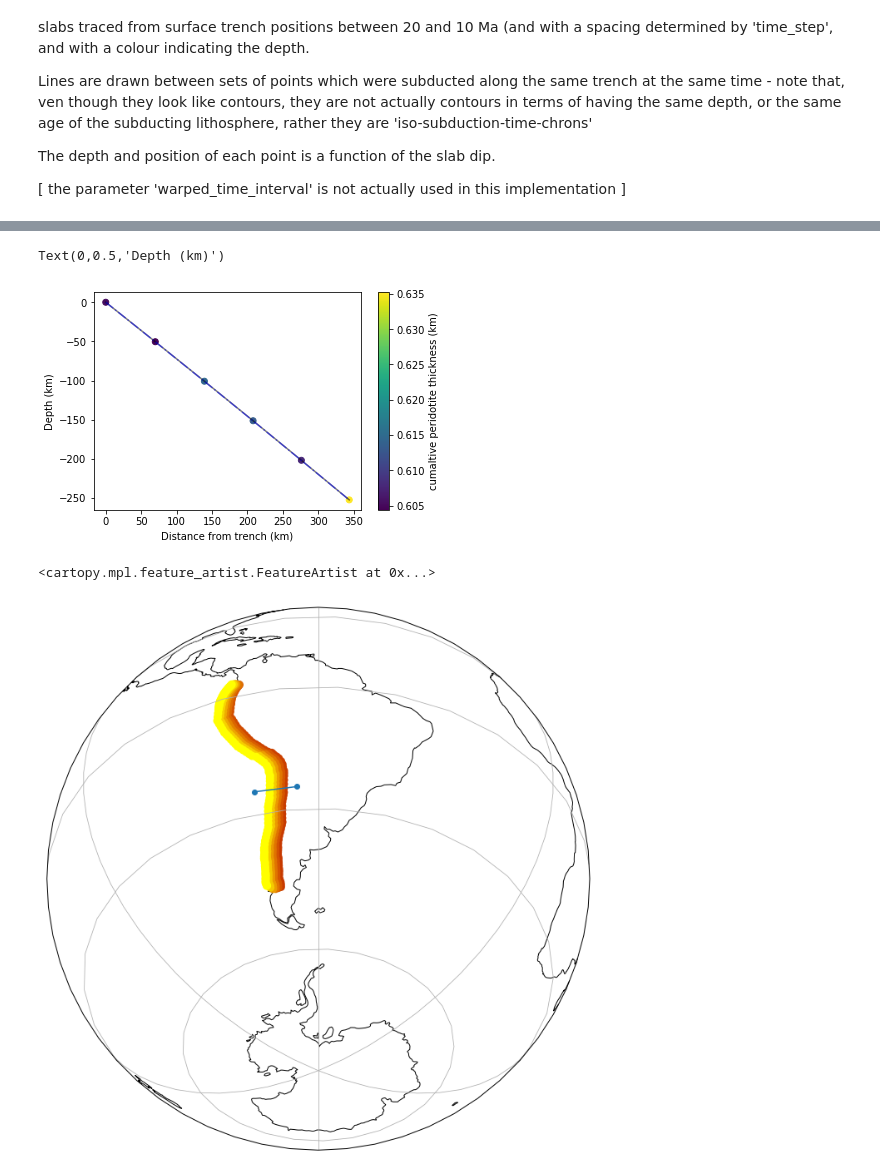
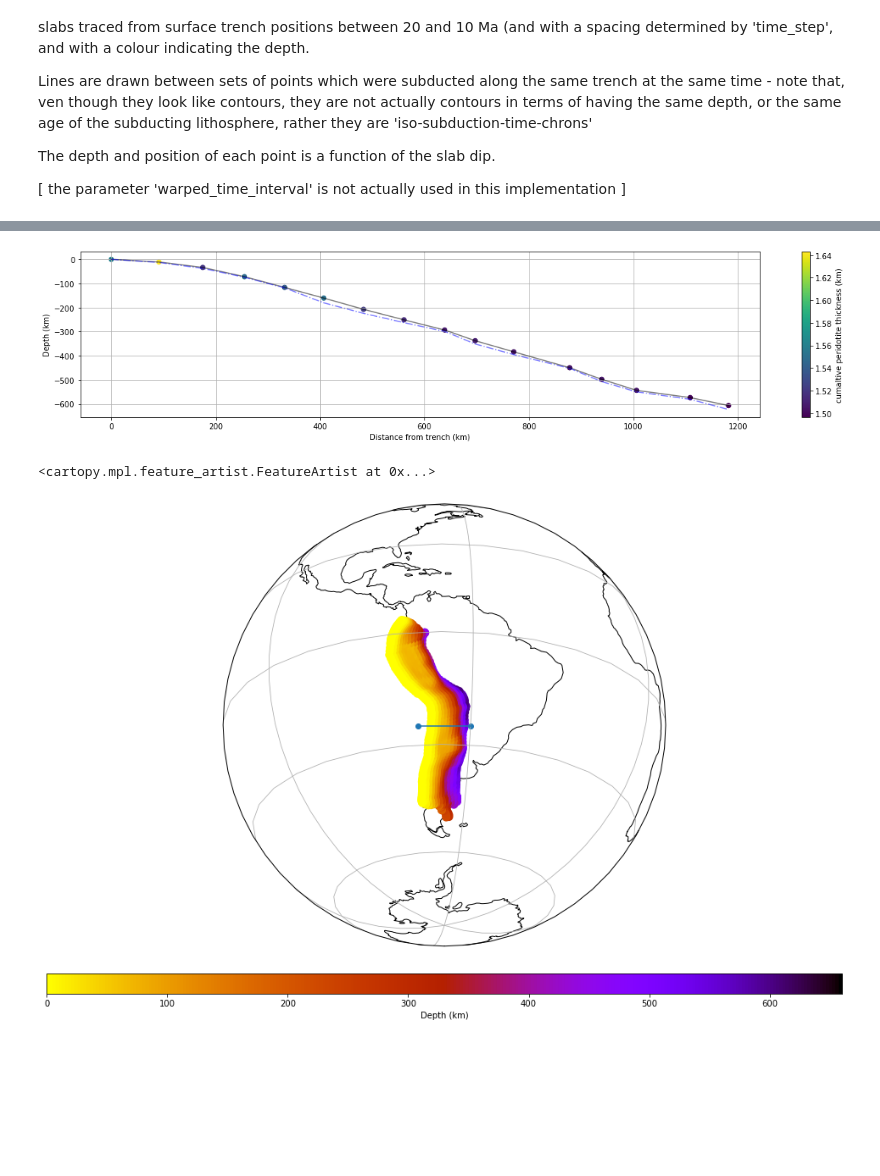
Before and after one commit to amer7632/Merdith2023_pgpSlabs_G3, a Jupyter notebook: PlotSlabsWarping.ipynb, the cells around one changed output, grey strips where cells are left out. Cells and saved outputs as stored; diff of their text form; code cells hidden in the pictures; blank space fills up the shorter version.

```diff
--- a/PlotSlabsWarping.ipynb
+++ b/PlotSlabsWarping.ipynb
@@ -13,6 +13,9 @@ import dill
 import slab_tracker_utils as slab
 import splits_and_merges as snm
 import slab_cross_section_utils as sxs
+
+import xarray as xr
+from scipy import spatial
 
 %matplotlib inline
 
@@ -40,7 +43,8 @@ GPML_List = ['%s/DynamicPolygons/Matthews_etal_GPC_2016_MesozoicCenozoic_PlateTo
 # assumes that the file name has 1 number within it that specifies the age in Myr
 # the list object below must contain 2 strings, which specify the bit before and after this number
 #agegrid_filename = ['/Users/Simon/Data/AgeGrids/Agegrids_30m_20151002_2015_v1_r756/agegrid_30m_','.grd']
-grid_filename = ['/Users/Andrew/Documents/PhD/Scripts/Python_Scripts/pyGPlates_examples/Merdith_2019_Frontiers/output/rasters/PMSR_perid_','_Ma.grd']
+#grid_filename = ['/Users/Andrew/Documents/PhD/Scripts/Python_Scripts/pyGPlates_examples/Merdith_2019_Frontiers/output/rasters/PMSR_perid_','_Ma.grd']
+grid_filename = ['/Users/Andrew/Documents/PhD/Scripts/Scripts_Output/Chapman_2019/peridotite_thickness_post_serpentinisation','_Ma.nc']
 # If you do not have age grids, use the next line instead:
 #agegrid_filename = None
 
@@ -58,3 +62,16 @@ pygplates.__version__
+# %%
+savefile = '/Users/Andrew/Documents/PhD/Scripts/Scripts_Input/slab_warping'
+ds_in = xr.open_dataset('%s/sub_zones_Slab2.nc' % savefile)
+#organise our dataarray so its stacked
+ds_stacked = ds_in.stack(x=['latitude','longitude'])
+#clean_coords = ds_stacked.x[ds_stacked.dip.notnull()]
+#we just want clean dips
+clean_dips = ds_stacked.dip[ds_stacked.dip.notnull()]
+
+coords = np.column_stack((clean_dips.latitude.values.ravel(),
+                          clean_dips.longitude.values.ravel()))
+
+ground_pixel_tree = spatial.cKDTree(slab.transform_coordinates(coords))
 # %% [markdown]
 ### Explanation
 An example of how to define parameters.
@@ -73,7 +90,7 @@ The depth and position of each point is a function of the slab dip.
 #############################
 # INPUT PARAMETERS
 #
-start_time = 5.
+start_time = 15.
 end_time = 0.
 time_step = 1.0
 dip_angle_degrees = 45.0
@@ -96,13 +113,12 @@ date_line_wrapper = pygplates.DateLineWrapper(0)
 #usually i use viridis, but the scientific colour maps of Crameri (2018) are nice, if you do use them you might
 #have to change the cm.set_bad to be the appropriate colour (atm it is set to the '0' values of viridis)
 cm = plt.get_cmap('viridis')#SCM5.tokyo
-fig, ax = plt.subplots(nrows=1, ncols=1, figsize=(24,12),subplot_kw={'projection': ccrs.Orthographic(180)})
+fig, ax = plt.subplots(nrows=1, ncols=1, figsize=(24,12),subplot_kw={'projection': ccrs.Robinson(180)})
 
 
 # array into which results will be stored
 output_data = []
 
-dip_angle_radians = np.radians(dip_angle_degrees)
 
 time_list = np.arange(start_time,end_time-time_step,-time_step)
 
@@ -112,12 +128,12 @@ if handle_splits:
                                                                         time_list,
                                                                         verbose=True)
 
-    print plate_disappearance_time_lut
+    print (plate_disappearance_time_lut)
 
 # loop over a series of times at which we want to extract trench iso-sub-chrons
 for time in time_list:
 
-    print 'time %0.2f Ma' % time
+    print( 'time %0.2f Ma' % time)
 
     # call function to get subduction boundary segments
     subduction_boundary_sections = slab.getSubductionBoundarySections(topology_features,
@@ -171,7 +187,7 @@ for time in time_list:
         # CALL THE MAIN WARPING FUNCTION
         (points,
          point_depths,
-         polyline) = slab.warp_subduction_segment(tessellated_line,
+         polyline,dips) = slab.warp_subduction_segment(tessellated_line,
                                                   rotation_model,
                                                   subducting_plate_id,
                                                   overriding_plate_id,
@@ -179,7 +195,8 @@ for time in time_list:
                                                   time,
                                                   end_time,
                                                   time_step,
-                                                  dip_angle_radians,
+                                                  clean_dips,
+                                                  ground_pixel_tree,
                                                   subducting_plate_disappearance_time)
 
 
@@ -222,5 +239,5 @@ fig.show()
 
 
 ### write results to file
-slab.write_subducted_slabs_to_xyz(output_filename,output_data)
+#slab.write_subducted_slabs_to_xyz(output_filename,output_data)
 # %% [output]
@@ -336,8 +357,8 @@ Unable to find the overriding plate of the subducting shared sub-segment "Alpine
 # %%
 #define line for cross section
 cross_section_points = []
-cross_section_points.append((-25,-75))
-cross_section_points.append((-25,-65))
+cross_section_points.append((41,148))
+cross_section_points.append((48,130))
 cross_section_line = pygplates.PolylineOnSphere(cross_section_points)
 cross_section_line = cross_section_line.to_tessellated(np.radians(0.1))
 # %%
@@ -421,16 +442,19 @@ for ind, i in enumerate(intersecting_points_reversed):
     distances.append(distance*radius)
     cum_distances.append(np.sum(distances))
 # %%
+plt.figure(figsize=(20,4))
 plt.scatter(np.asarray(cum_distances),
             np.asarray(interpolated_depths[::-1]) *-1,
            c=np.asarray(interpolated_variables))
 plt.plot(np.asarray(cum_distances),
          np.asarray(interpolated_depths[::-1]) *-1, alpha=0.5, c='k')
 plt.plot(np.asarray(cum_distances),
          np.asarray([i[2]*-1 for i in intersecting_points_reversed]), alpha=0.5, c='b', ls='-.')
 plt.colorbar(label='cumaltive peridotite thickness (km)')
+#plt.gca().set_xlim([0, 400])
+#plt.gca().set_ylim([-200,0])
 plt.xlabel('Distance from trench (km)')
 plt.ylabel('Depth (km)')
+plt.grid()
 # %% [output]
-Text(0,0.5,'Depth (km)')
-[figure, old version]
+[figure, new version]
@@ -444,28 +471,35 @@ date_line_wrapper = pygplates.DateLineWrapper(0)
 #have to change the cm.set_bad to be the appropriate colour (atm it is set to the '0' values of viridis)
 cm = plt.get_cmap('viridis')#SCM5.tokyo
 fig, ax = plt.subplots(nrows=1, ncols=1, figsize=(24,12),
-                       subplot_kw={'projection': ccrs.Orthographic(central_longitude=-60, central_latitude=-45)})
+                       subplot_kw={'projection': ccrs.Orthographic(central_longitude=mid_lon, central_latitude=mid_lat)})
 ax.set_global()
 for i in intersecting_lines:
     polyline = i[1]
     depths = i[2]
-    ax.scatter(polyline.to_lat_lon_array()[:,1],
+    pc = ax.scatter(polyline.to_lat_lon_array()[:,1],
            polyline.to_lat_lon_array()[:,0],
            c=np.array(depths),s=100,
-           edgecolors='',vmin=0,vmax=660,zorder=2,cmap=plt.cm.gnuplot_r,
-           transform=data_crs)
+           edgecolors='',vmin=0,vmax=660,zorder=2,cmap=plt.cm.gnuplot_r,transform=data_crs)
     ax.plot(polyline.to_lat_lon_array()[:,1],polyline.to_lat_lon_array()[:,0],
          '-r',markersize=12,zorder=1, transform=data_crs)
 
 ax.scatter([cross_section_points[0][1], cross_section_points[1][1]],
-           [cross_section_points[0][0], cross_section_points[1][0]], transform=data_crs)
+           [cross_section_points[0][0], cross_section_points[1][0]], transform=data_crs, zorder=2)
 ax.plot([cross_section_points[0][1], cross_section_points[1][1]],
-           [cross_section_points[0][0], cross_section_points[1][0]], transform=data_crs)
-
+           [cross_section_points[0][0], cross_section_points[1][0]], transform=data_crs, zorder=2)
+fig.colorbar(
+    pc,
+    ax=ax,
+    label='Depth (km)',
+    pad=0.05,
+    aspect=40,
+    shrink=0.7,
+    orientation="horizontal",
+)
 gl = ax.gridlines()
 gl.xlocator = mticker.FixedLocator([-180, -120, -60, 0, 60, 120, 180])
 gl.ylocator = mticker.FixedLocator([-90, -60, -30, 0, 30, 60, 90])
 ax.coastlines()
 # %% [output]
 <cartopy.mpl.feature_artist.FeatureArtist at 0x...>
-[figure, old version]
+[figure, new version]
```
Also changed, not shown: parts of 4 cells of this notebook, 13 other files.
